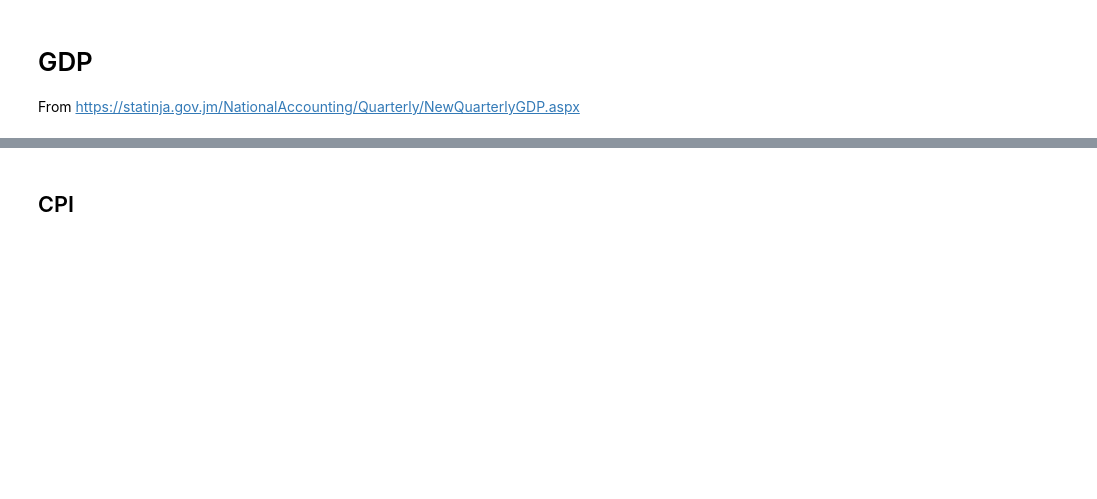
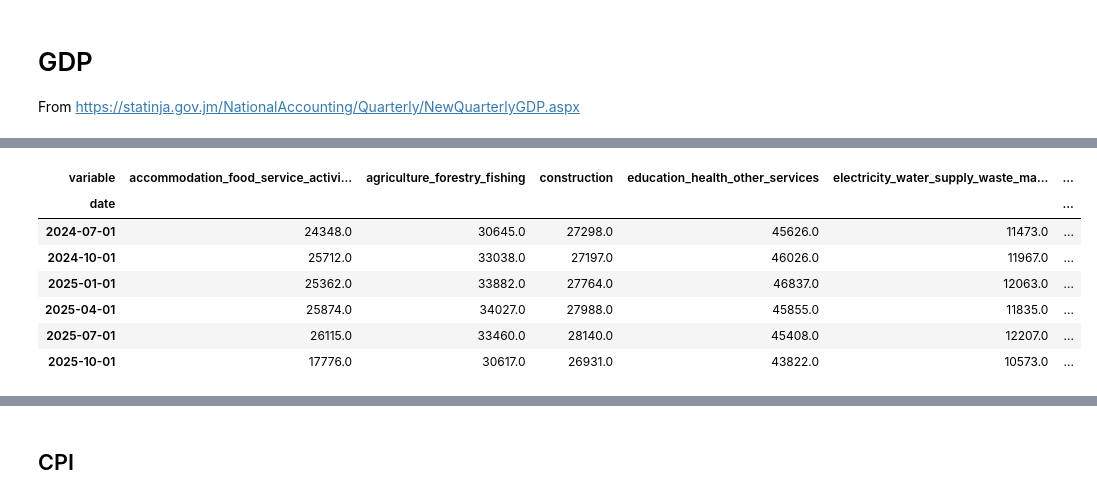
Before and after one commit to guerreroda/nwcst_jam, a Jupyter notebook: activity/s3a_data_download.ipynb, the cells around one changed output, grey strips where cells are left out. Saved outputs shown, nothing was run; the diff lists cells and outputs as text; code cells hidden in the pictures; blank space fills up the shorter version.

```diff
--- a/activity/s3a_data_download.ipynb
+++ b/activity/s3a_data_download.ipynb
@@ -26,0 +98,4 @@ From https://statinja.gov.jm/NationalAccounting/Quarterly/NewQuarterlyGDP.aspx
+# %%
+# Reshape dataframe from wide to long format.
+dfi = pd.melt(dfi, id_vars=["variable"], var_name="date", value_name="value")
+dfi.head(5)
@@ -26,0 +109,4 @@ From https://statinja.gov.jm/NationalAccounting/Quarterly/NewQuarterlyGDP.aspx
+# %%
+# Transform value in numeric, make nan those values that cannot be converted.
+dfi["value"] = pd.to_numeric(dfi["value"], errors="coerce")
+dfi.head(5)
@@ -26,0 +122,8 @@ From https://statinja.gov.jm/NationalAccounting/Quarterly/NewQuarterlyGDP.aspx
+# %%
+dfi.dropna(subset=["value"], inplace=True)
+
+# Transform date into datetime format. Date has format 'Q1 2020' but we want it to be the first day of the first month in the quarter
+dfi["date"] = dfi["date"].str.replace("Q1", "01").str.replace("Q2", "04").str.replace("Q3", "07").str.replace("Q4", "10")
+dfi["date"] = pd.to_datetime(dfi["date"], format="%Y %m")
+
+dfi.head(5)
@@ -26,0 +139,4 @@ From https://statinja.gov.jm/NationalAccounting/Quarterly/NewQuarterlyGDP.aspx
+# %%
+# Pivot data to have variables as columns.
+dfi = dfi.pivot(index="date", columns="variable", values="value")
+dfi.head(5)
@@ -26,0 +151,13 @@ From https://statinja.gov.jm/NationalAccounting/Quarterly/NewQuarterlyGDP.aspx
+# %%
+dfi.rename(columns={'total_value_added_at_basic_prices':'gdp',
+                    'totalvalueaddedatbasicprices':'gdp'}, inplace=True)
+dfi
+# %% [output]
+| variable | accommodation_food_service_activi... | agriculture_forestry_fishing | construction | education_health_other_services | electricity_water_supply_waste_ma... | ... |
+| date |  |  |  |  |  | ... |
+| 2024-07-01 | 24348.0 | 30645.0 | 27298.0 | 45626.0 | 11473.0 | ... |
+| 2024-10-01 | 25712.0 | 33038.0 | 27197.0 | 46026.0 | 11967.0 | ... |
+| 2025-01-01 | 25362.0 | 33882.0 | 27764.0 | 46837.0 | 12063.0 | ... |
+| 2025-04-01 | 25874.0 | 34027.0 | 27988.0 | 45855.0 | 11835.0 | ... |
+| 2025-07-01 | 26115.0 | 33460.0 | 28140.0 | 45408.0 | 12207.0 | ... |
+| 2025-10-01 | 17776.0 | 30617.0 | 26931.0 | 43822.0 | 10573.0 | ... |
```
Also changed, not shown: parts of 18 cells of this notebook.
